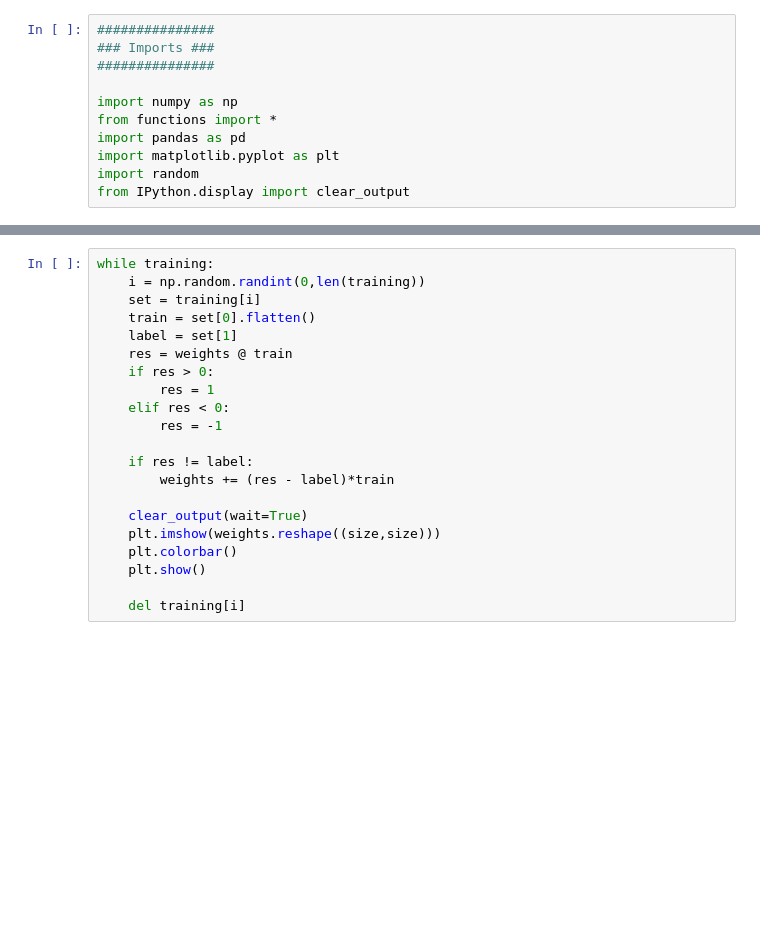
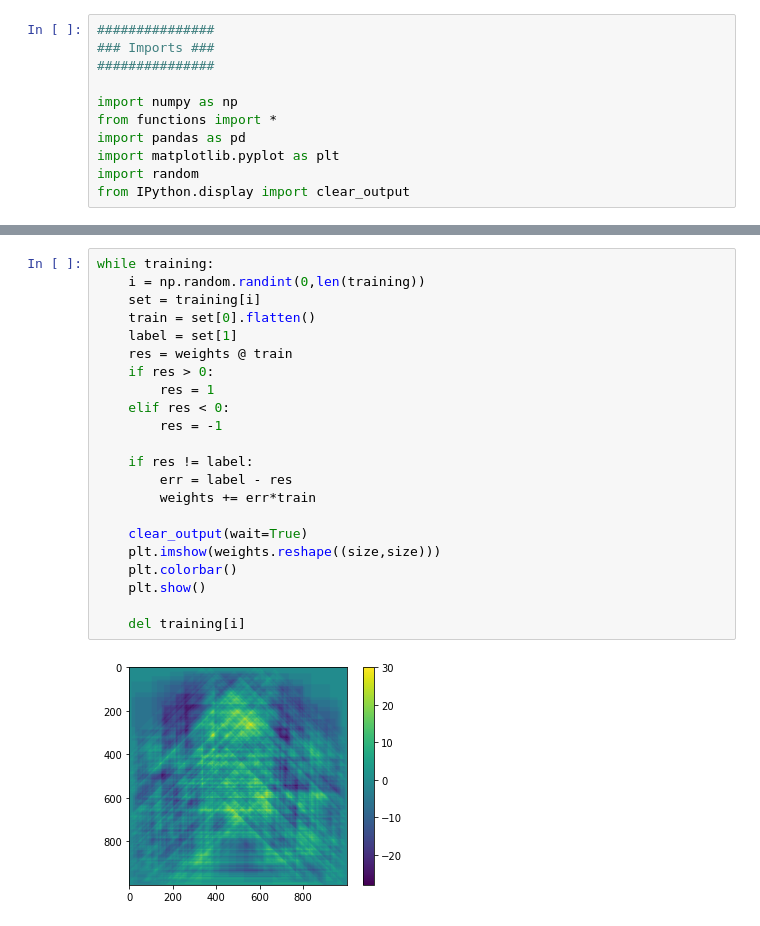
Before and after one commit to JordaanI/SmallPythonProjects, a Jupyter notebook: Perceptron/Percp.ipynb, the cells around one changed output, grey strips where cells are left out. Cells and saved outputs as stored; diff of their text form; blank space fills up the shorter version.

```diff
--- a/Perceptron/Percp.ipynb
+++ b/Perceptron/Percp.ipynb
@@ -32,21 +34,24 @@ print(f'Average square area: {np.mean(square_areas)}, Average triangle area: {np
 # %%
 while training:
     i = np.random.randint(0,len(training))
     set = training[i]
     train = set[0].flatten()
     label = set[1]
     res = weights @ train
     if res > 0:
         res = 1
     elif res < 0:
         res = -1
 
     if res != label:
-        weights += (res - label)*train
+        err = label - res
+        weights += err*train
 
     clear_output(wait=True)
     plt.imshow(weights.reshape((size,size)))
     plt.colorbar()
     plt.show()
 
     del training[i]
+# %% [output]
+[figure, added]
```
Also changed, not shown: parts of 1 cell of this notebook.
